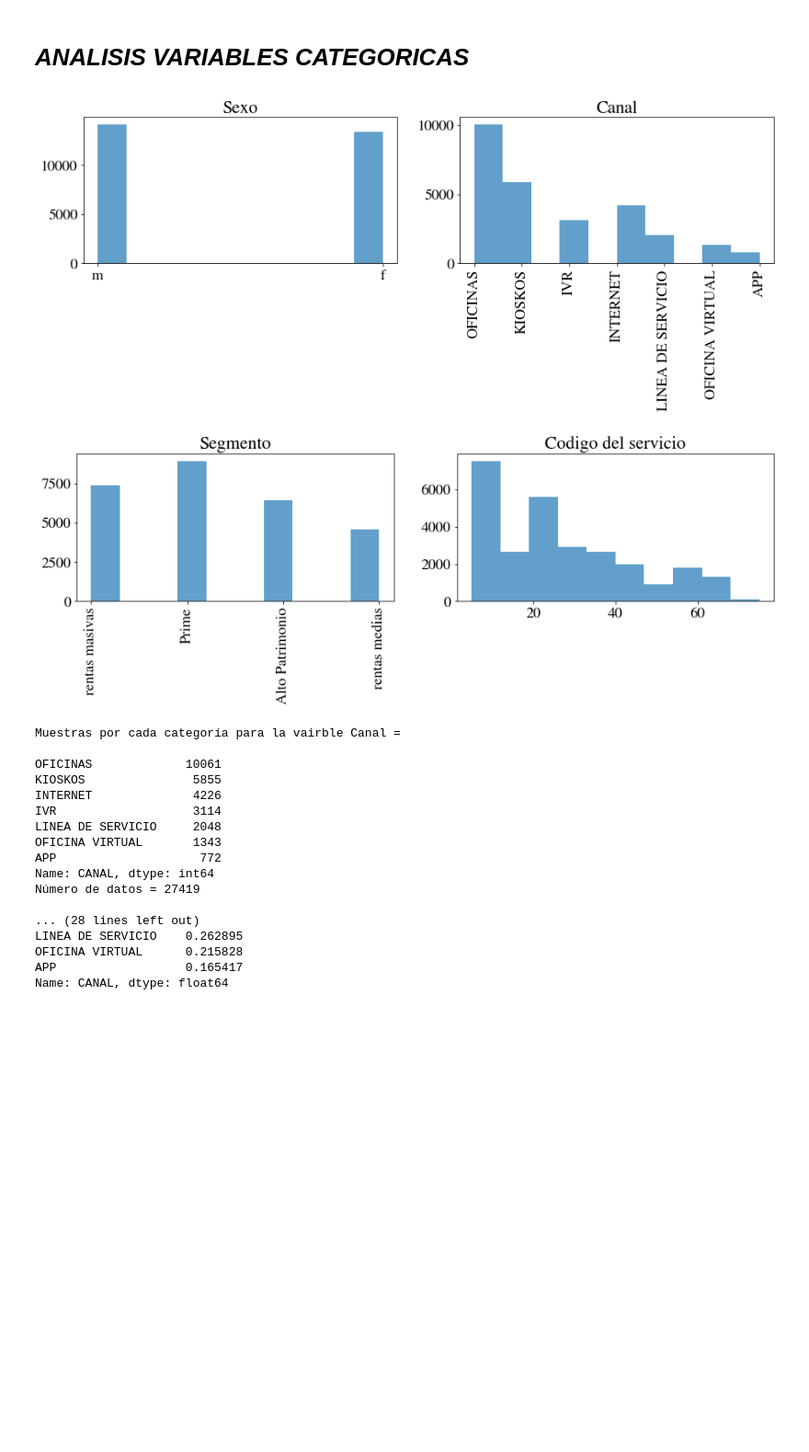
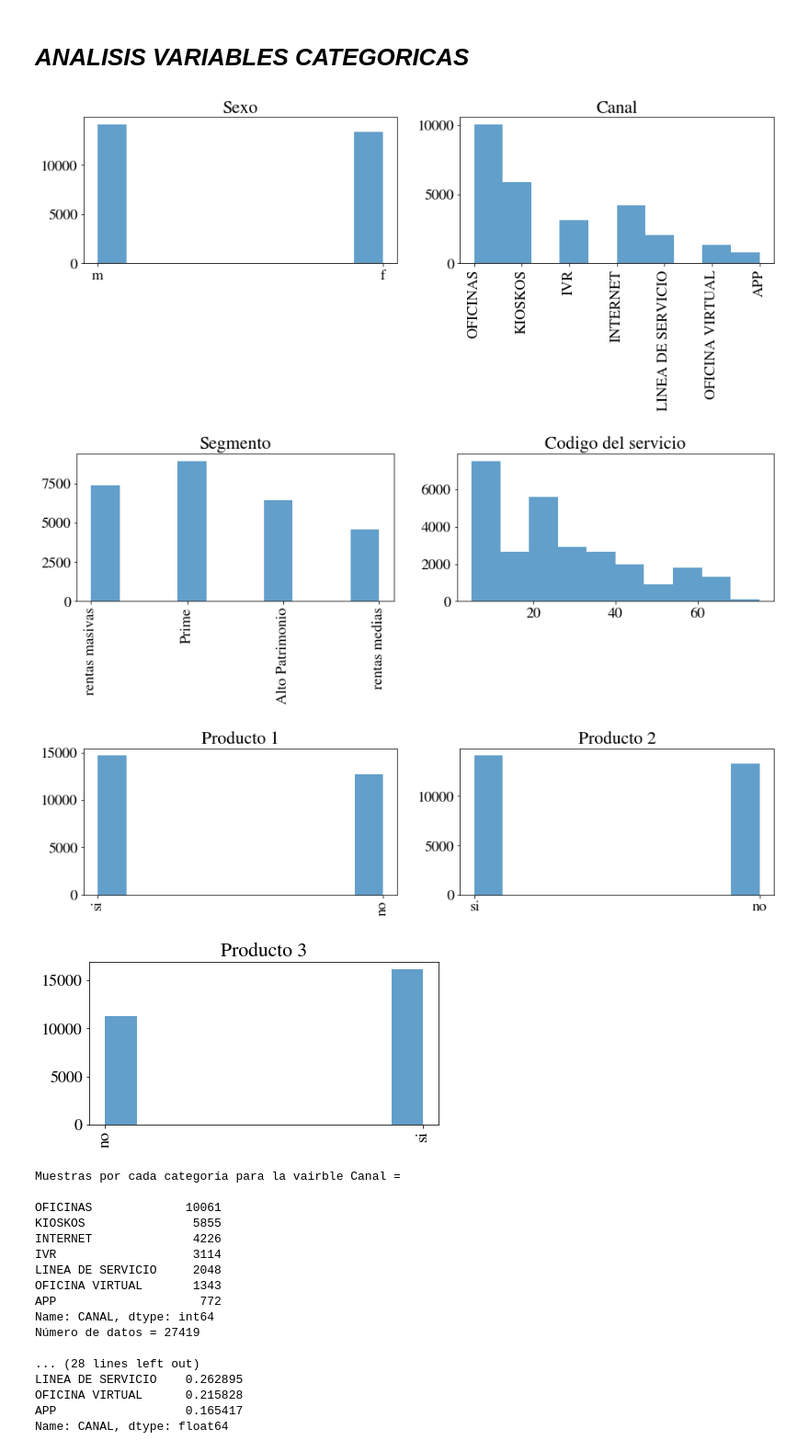
Before and after one commit to caroalvarezf/Trabajo-Especiliazacion, a Jupyter notebook: 01_PREPARACION_DATOS.ipynb, the cells around one changed output. Shown at 92% size. Cells and saved outputs as stored; diff of their text form; code cells hidden in the pictures; blank space fills up the shorter version.

```diff
--- a/01_PREPARACION_DATOS.ipynb
+++ b/01_PREPARACION_DATOS.ipynb
@@ -106,33 +106,57 @@ from matplotlib import pyplot
 
 matplotlib.rcParams.update({'font.size': 18, 'font.family': 'STIXGeneral', 'mathtext.fontset': 'stix'})
 
 fig = pyplot.figure(figsize=(15,15))
 ax = fig.add_subplot(4, 2, 1)
 pyplot.hist(datos1['sexo'], alpha=0.7)
 pyplot.title('Sexo')
 
 ax = fig.add_subplot(4, 2, 2)
 pyplot.hist(datos["CANAL"], alpha=0.7)
 pyplot.title('Canal')
 pyplot.xticks(rotation=90)
 
 pyplot.show()
 
 fig = pyplot.figure(figsize=(15,15))
 ax = fig.add_subplot(4, 2, 1)
 pyplot.hist(datos["segmento"], alpha=0.7)
 pyplot.title('Segmento')
 pyplot.xticks(rotation=90)
 
 ax = fig.add_subplot(4, 2, 2)
 pyplot.hist(datos["COD_SERVICIO"], alpha=0.7)
 pyplot.title('Codigo del servicio')
 
 
 pyplot.show()
+
+fig = pyplot.figure(figsize=(15,15))
+ax = fig.add_subplot(4, 2, 1)
+pyplot.hist(datos["producto1"], alpha=0.7)
+pyplot.title('Producto 1')
+pyplot.xticks(rotation=90)
+
+ax = fig.add_subplot(4, 2, 2)
+pyplot.hist(datos["producto2"], alpha=0.7)
+pyplot.title('Producto 2')
+
+
+pyplot.show()
+
+fig = pyplot.figure(figsize=(15,15))
+ax = fig.add_subplot(4, 2, 1)
+pyplot.hist(datos["producto3"], alpha=0.7)
+pyplot.title('Producto 3')
+pyplot.xticks(rotation=90)
+
+
+pyplot.show()
 # %% [output]
 [figure]
 [figure]
+[figure, added]
+[figure, added]
 # %%
 import numpy as np
 
```
